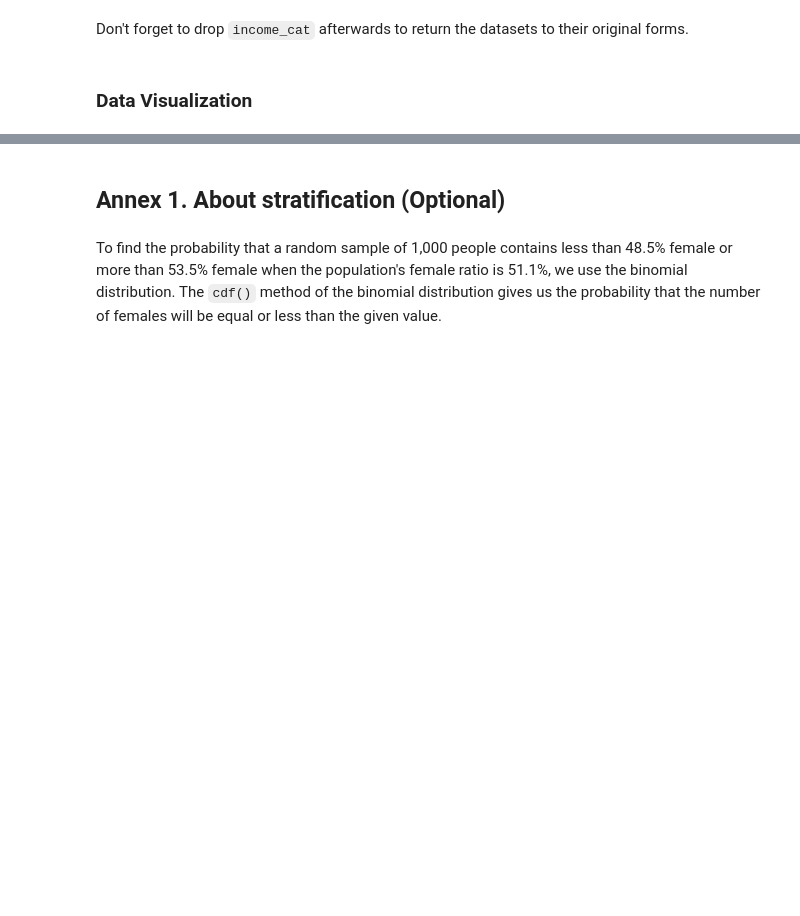
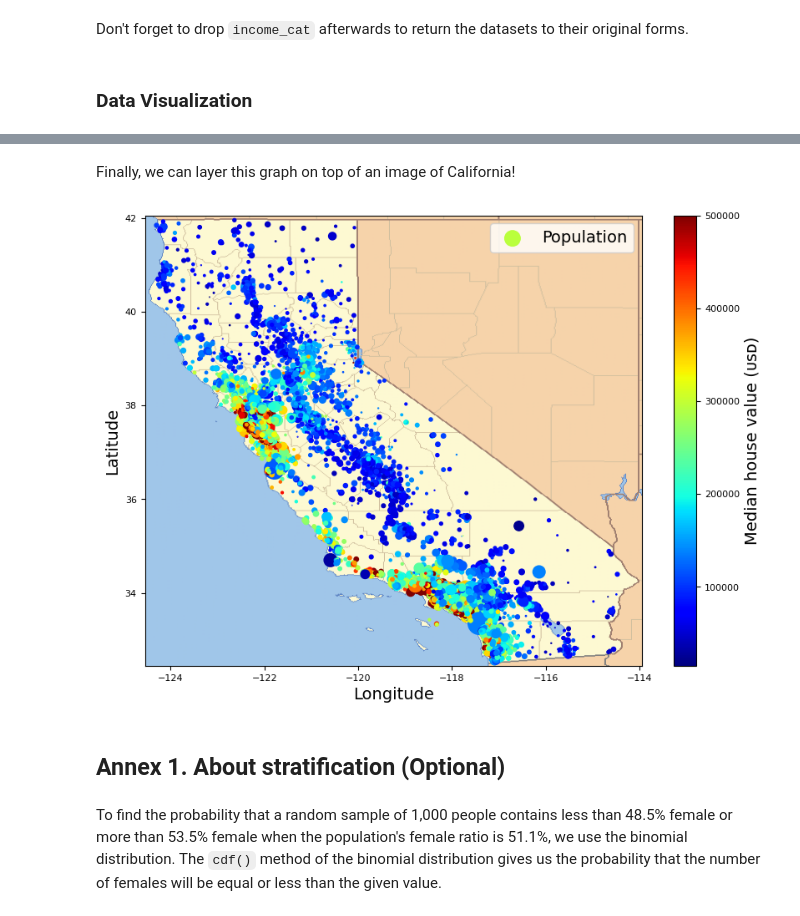
Before and after one commit to bictorbang/ML_notebooks, a Jupyter notebook: machine_learning_with_scikit_learn/02_end_to_end_machine_learning_project/02.ipynb, the cells around one changed output, grey strips where cells are left out. Saved outputs shown, nothing was run; the diff lists cells and outputs as text; code cells hidden in the pictures; blank space fills up the shorter version.

```diff
--- a/machine_learning_with_scikit_learn/02_end_to_end_machine_learning_project/02.ipynb
+++ b/machine_learning_with_scikit_learn/02_end_to_end_machine_learning_project/02.ipynb
@@ -289,3 +320,23 @@ for set_ in (strat_train_set, strat_test_set):
+# %% [markdown]
+Finally, we can layer this graph on top of an image of California!
+# %%
+housing_renamed = housing.rename(columns={
+    "latitude": "Latitude", "longitude": "Longitude",
+    "population": "Population",
+    "median_house_value": "Median house value (ᴜsᴅ)"})
+housing_renamed.plot(
+             kind="scatter", x="Longitude", y="Latitude",
+             s=housing_renamed["Population"] / 100, label="Population",
+             c="Median house value (ᴜsᴅ)", cmap="jet", colorbar=True,
+             legend=True, sharex=False, figsize=(10, 7))
+
+california_img = plt.imread("../data/housing/california.png")
+axis = -124.55, -113.95, 32.45, 42.05
+plt.axis(axis)
+plt.imshow(california_img, extent=axis)
+plt.show()
+# %% [output]
+[figure, added]
 # %% [markdown]
 ## Annex 1. About stratification (Optional)
 # %% [markdown]
```
Also changed, not shown: parts of 9 cells of this notebook, 1 other file.
